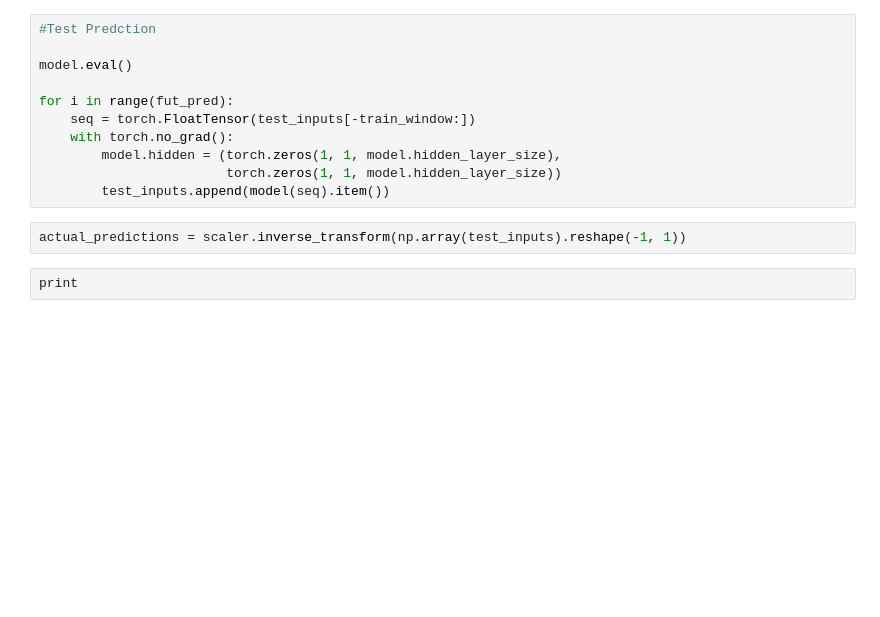
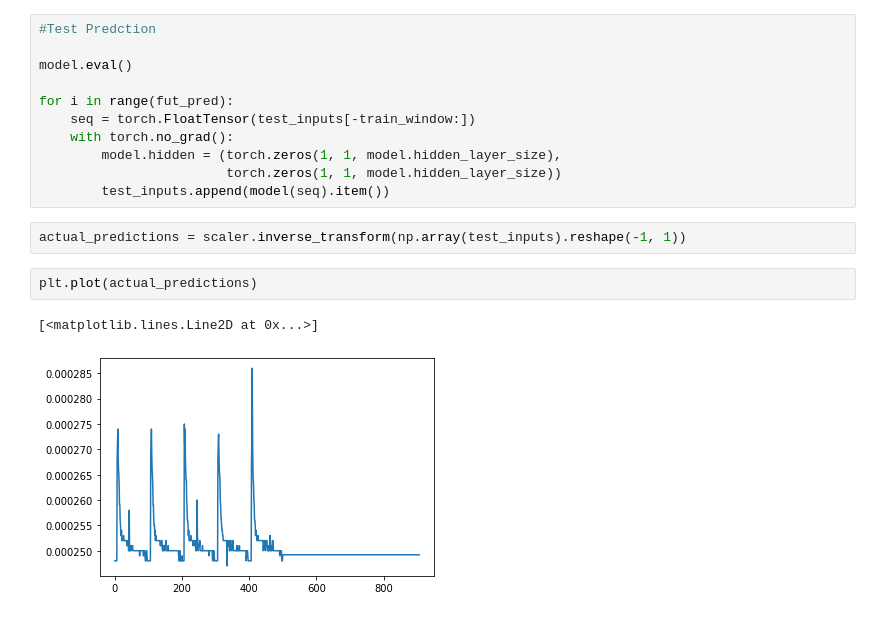
Before and after one commit to macs-lab/ml_mpw_modeling, a Jupyter notebook: LSTM/LSTM_20_Tracks.ipynb, the cells around one changed output. Drawn from its saved outputs; the diff is of its cells as text; blank space fills up the shorter version.

```diff
--- a/LSTM/LSTM_20_Tracks.ipynb
+++ b/LSTM/LSTM_20_Tracks.ipynb
@@ -224,8 +228,11 @@ for i in range(fut_pred):
         test_inputs.append(model(seq).item())
 # %%
 actual_predictions = scaler.inverse_transform(np.array(test_inputs).reshape(-1, 1))
-# %%
-print
+# %%
+plt.plot(actual_predictions)
+# %% [output]
+[<matplotlib.lines.Line2D at 0x...>]
+[figure, added]
 # %%
 plt.figure(figsize=(10,4))
 
```
Also changed, not shown: parts of 3 cells of this notebook.
